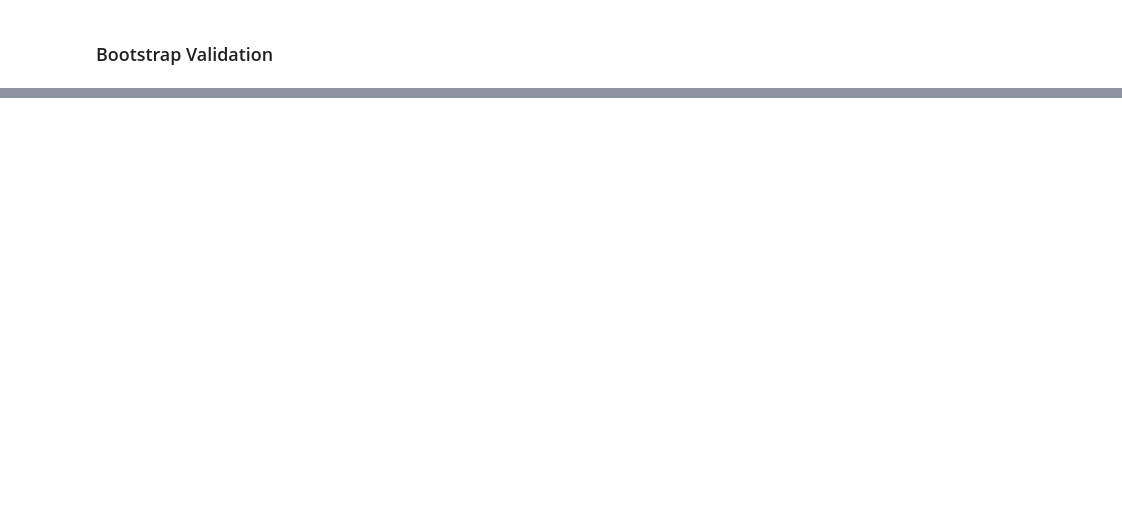
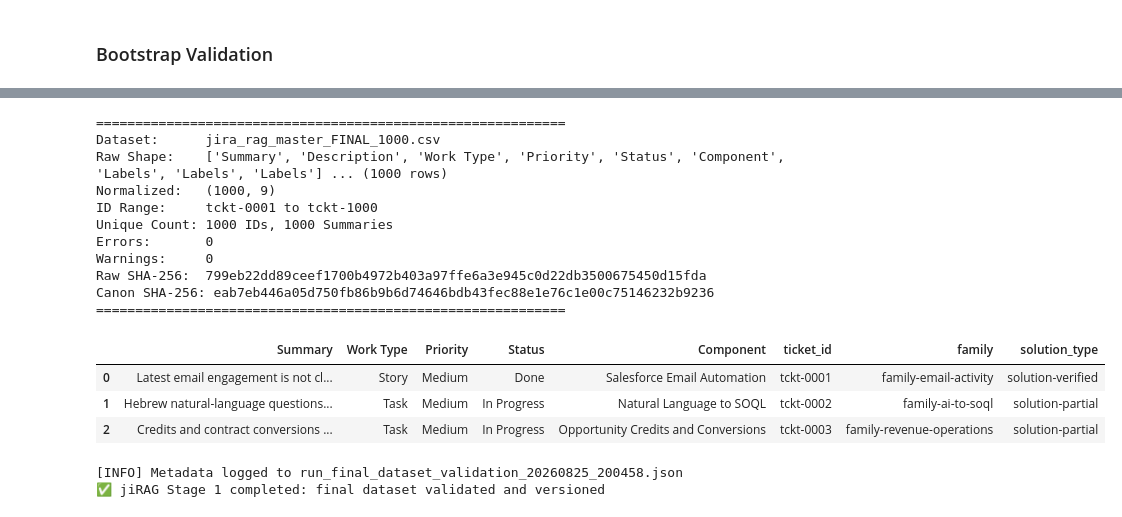
Before and after one commit to Sagitb/rag_project_google_reichman, a Jupyter notebook: notebooks/jiRAG.ipynb, the cells around one changed output, grey strips where cells are left out. Drawn from its saved outputs; the diff is of its cells as text; code cells hidden in the pictures; blank space fills up the shorter version.

```diff
--- a/notebooks/jiRAG.ipynb
+++ b/notebooks/jiRAG.ipynb
@@ -420,0 +496,65 @@ family-data-migration           3
+# %%
+# 6. Reporting and Persistence
+print("="*60)
+print(f"Dataset:      {RAW_DATASET_PATH.name}")
+print(f"Raw Shape:    {raw_rows[0]} ... (1000 rows)")
+print(f"Normalized:   {tickets_df.shape}")
+print(f"ID Range:     {tickets_df['ticket_id'].iloc[0]} to {tickets_df['ticket_id'].iloc[-1]}")
+print(f"Unique Count: {tickets_df['ticket_id'].nunique()} IDs, {tickets_df['Summary'].nunique()} Summaries")
+print(f"Errors:       {len(validation_errors)}")
+print(f"Warnings:     {len(validation_warnings)}")
+print(f"Raw SHA-256:  {raw_sha256}")
+print(f"Canon SHA-256: {canonical_sha256}")
+print("="*60)
+
+display(tickets_df.drop(columns=['Description']).head(3))
+
+if validation_errors:
+    print("\u274c Validation Errors Found:")
+    display(pd.DataFrame(validation_errors, columns=["Error Message"]))
+    raise RuntimeError("Stage 1 validation failed.")
+
+# Save Artifacts
+tickets_df.to_csv(PROCESSED_DATASET_PATH, index=False, encoding='utf-8')
+
+qa_report = {
+    "dataset_version": CONFIG["dataset_version"], "timestamp_utc": datetime.now(timezone.utc).isoformat(),
+    "result": "passed", "counts": {"rows": 1000, "cols": 9}, "errors": [], "warnings": validation_warnings,
+    "fingerprints": {"raw_sha256": raw_sha256, "canonical_sha256": canonical_sha256},
+    "rule_version": "1.1"
+}
+with open(DATA_QA_REPORT_PATH, 'w', encoding='utf-8') as f: json.dump(qa_report, f, indent=2, ensure_ascii=False)
+
+manifest = {
+    "dataset_role": "final_approved_dataset", "dataset_version": CONFIG["dataset_version"],
+    "source": str(RAW_DATASET_PATH), "processed": str(PROCESSED_DATASET_PATH),
+    "row_count": 1000, "fingerprints": {"raw_sha256": raw_sha256, "canonical_sha256": canonical_sha256},
+    "required_headings": REQUIRED_DESC_HEADINGS, "validation_timestamp_utc": datetime.now(timezone.utc).isoformat(),
+    "validation_rule_version": "1.1"
+}
+with open(DATASET_MANIFEST_PATH, 'w', encoding='utf-8') as f: json.dump(manifest, f, indent=2, ensure_ascii=False)
+
+save_run_metadata("final_dataset_validation", {
+    "raw_dataset_path": str(RAW_DATASET_PATH), "processed_dataset_path": str(PROCESSED_DATASET_PATH),
+    "raw_sha256": raw_sha256, "canonical_sha256": canonical_sha256, "rows": 1000, "validation_result": "passed"
+})
+
+print("\u2705 jiRAG Stage 1 completed: final dataset validated and versioned")
+# %% [output]
+============================================================
+Dataset:      jira_rag_master_FINAL_1000.csv
+Raw Shape:    ['Summary', 'Description', 'Work Type', 'Priority', 'Status', 'Component', 'Labels', 'Labels', 'Labels'] ... (1000 rows)
+Normalized:   (1000, 9)
+ID Range:     tckt-0001 to tckt-1000
+Unique Count: 1000 IDs, 1000 Summaries
+Errors:       0
+Warnings:     0
+Raw SHA-256:  799eb22dd89ceef1700b4972b403a97ffe6a3e945c0d22db3500675450d15fda
+Canon SHA-256: eab7eb446a05d750fb86b9b6d74646bdb43fec88e1e76c1e00c75146232b9236
+============================================================
+|  | Summary | Work Type | Priority | Status | Component | ticket_id | family | solution_type |
+| 0 | Latest email engagement is not cl... | Story | Medium | Done | Salesforce Email Automation | tckt-0001 | family-email-activity | solution-verified |
+| 1 | Hebrew natural-language questions... | Task | Medium | In Progress | Natural Language to SOQL | tckt-0002 | family-ai-to-soql | solution-partial |
+| 2 | Credits and contract conversions ... | Task | Medium | In Progress | Opportunity Credits and Conversions | tckt-0003 | family-revenue-operations | solution-partial |
+[INFO] Metadata logged to run_final_dataset_validation_20260825_200458.json
+✅ jiRAG Stage 1 completed: final dataset validated and versioned
```
Also changed, not shown: parts of 36 cells of this notebook.
